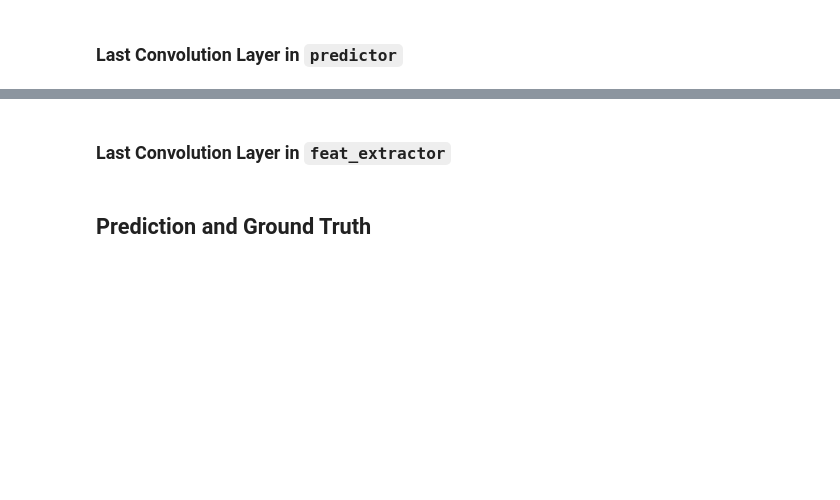
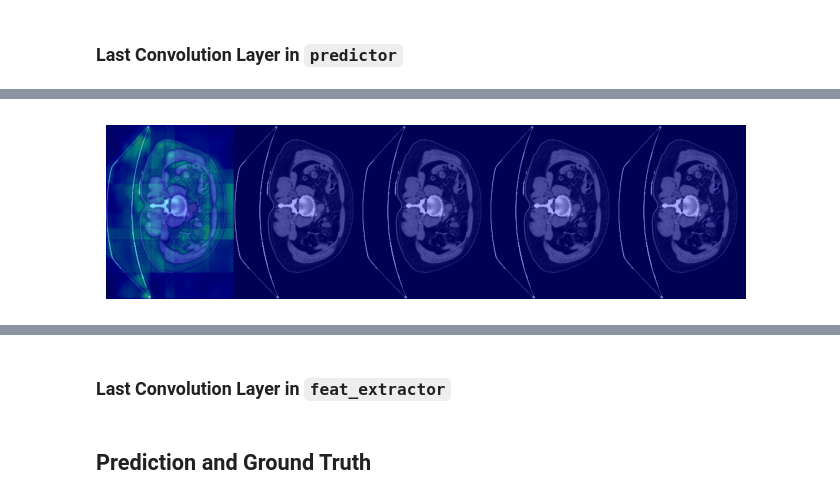
Before and after one commit to kevinkevin556/deeplake, a Jupyter notebook: notebooks/grad_cam_visualization_ct.ipynb, the cells around one changed output, grey strips where cells are left out. Saved outputs shown, nothing was run; the diff lists cells and outputs as text; code cells hidden in the pictures; blank space fills up the shorter version.

```diff
--- a/notebooks/grad_cam_visualization_ct.ipynb
+++ b/notebooks/grad_cam_visualization_ct.ipynb
@@ -375,0 +411,41 @@ Grad-CAM
+# %%
+def return_cam_array(index):
+    image_np = image[0, 0, :, :, [index]].cpu().numpy()
+    for category in [0, 2, 3, 6, 7]:
+        grayscale_cam_np = grayscale_cam[category][0, 0, :, :, index].cpu().numpy()
+        cam_image = show_cam_on_image(image_np, grayscale_cam_np, use_rgb=True)
+        if category == 0:
+            result = cam_image
+        else:
+            result = np.concatenate((result, cam_image), axis=1)
+    return result
+# %%
+import matplotlib.pyplot as plt
+import matplotlib.animation as animation
+
+def update(i):
+    im.set_array(return_cam_array(slices[i]))
+    return im
+
+# Create the figure and axes objects
+fig = plt.figure(frameon=False)
+ax = plt.Axes(fig, [0., 0., 1., 1.])
+ax.set_axis_off()
+fig.add_axes(ax)
+# Set the initial image
+start_slice = 150
+slices = list(range(start_slice, image.shape[-1]))
+im = ax.imshow(return_cam_array(start_slice), animated=True)
+# Create the animation object
+animation_fig = animation.FuncAnimation(
+    fig, update,
+    frames=len(slices),
+    interval=200,
+    # blit=True,
+    repeat_delay=10,
+)
+# Show the animation
+plt.show()
+animation_fig.save("./animation.gif", dpi=400)
+# %% [output]
+[figure, added]
```
Also changed, not shown: parts of 17 cells of this notebook, 34 other files.
